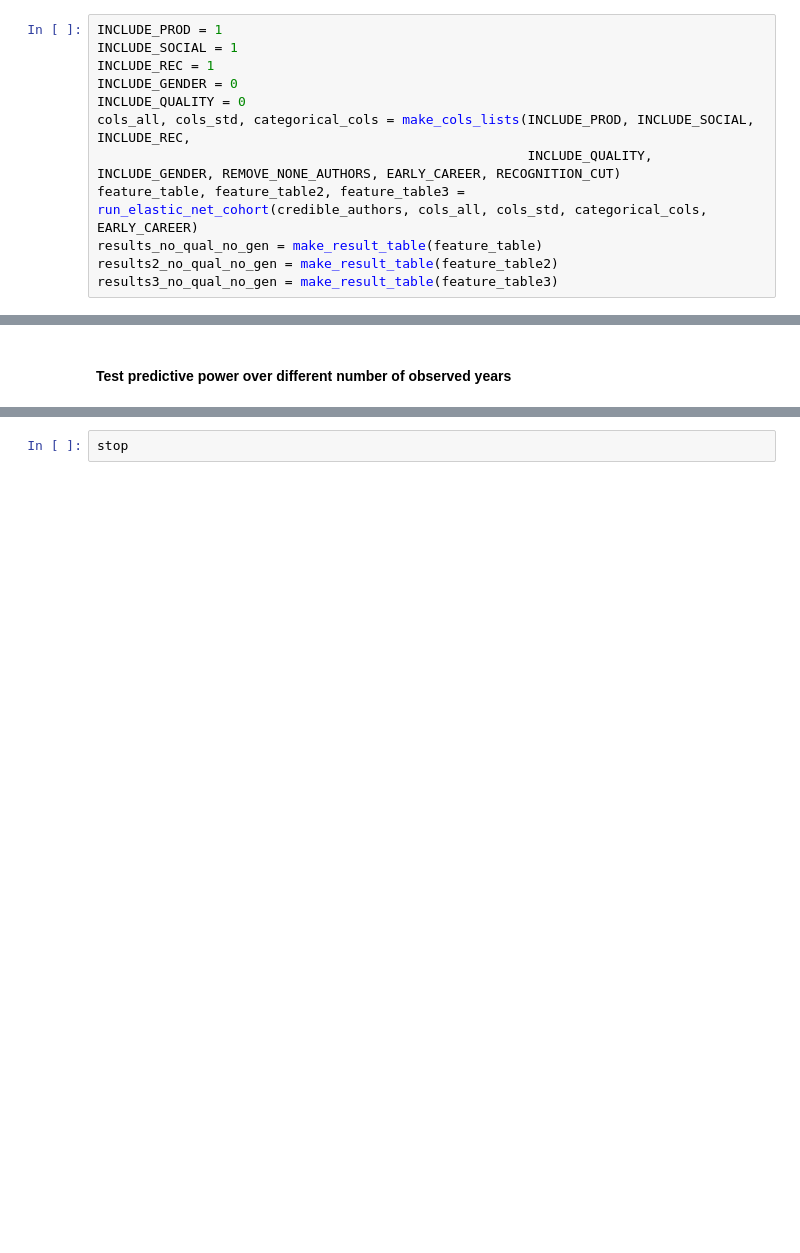
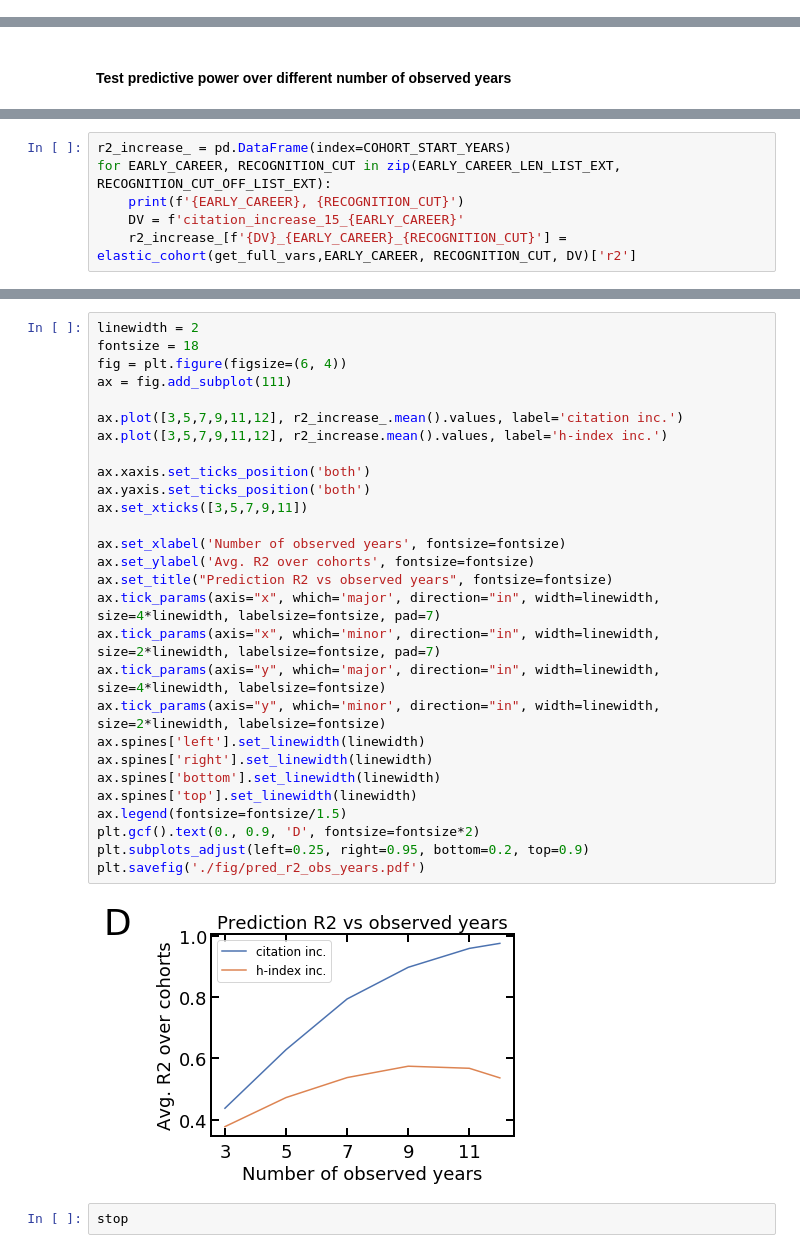
Before and after one commit to gesiscss/inequality, a Jupyter notebook: 3. Correlations and Linear.ipynb, the cells around one changed output, grey strips where cells are left out. Saved outputs shown, nothing was run; the diff lists cells and outputs as text; blank space fills up the shorter version.

```diff
--- a/3. Correlations and Linear.ipynb
+++ b/3. Correlations and Linear.ipynb
@@ -1107,12 +676,0 @@ results3_no_gen
-# %%
-INCLUDE_PROD = 1
-INCLUDE_SOCIAL = 1
-INCLUDE_REC = 1
-INCLUDE_GENDER = 0
-INCLUDE_QUALITY = 0
-cols_all, cols_std, categorical_cols = make_cols_lists(INCLUDE_PROD, INCLUDE_SOCIAL, INCLUDE_REC,
-                                                       INCLUDE_QUALITY, INCLUDE_GENDER, REMOVE_NONE_AUTHORS, EARLY_CAREER, RECOGNITION_CUT)
-feature_table, feature_table2, feature_table3 = run_elastic_net_cohort(credible_authors, cols_all, cols_std, categorical_cols, EARLY_CAREER)
-results_no_qual_no_gen = make_result_table(feature_table)
-results2_no_qual_no_gen = make_result_table(feature_table2)
-results3_no_qual_no_gen = make_result_table(feature_table3)
@@ -1337,0 +897,6 @@ r2_drop_increase.T.plot()
+# %%
+r2_increase_ = pd.DataFrame(index=COHORT_START_YEARS)
+for EARLY_CAREER, RECOGNITION_CUT in zip(EARLY_CAREER_LEN_LIST_EXT, RECOGNITION_CUT_OFF_LIST_EXT):
+    print(f'{EARLY_CAREER}, {RECOGNITION_CUT}')
+    DV = f'citation_increase_15_{EARLY_CAREER}'
+    r2_increase_[f'{DV}_{EARLY_CAREER}_{RECOGNITION_CUT}'] = elastic_cohort(get_full_vars,EARLY_CAREER, RECOGNITION_CUT, DV)['r2']
@@ -1338,3 +927,33 @@ r2_drop_increase.T.plot()
+# %%
+linewidth = 2
+fontsize = 18
+fig = plt.figure(figsize=(6, 4))
+ax = fig.add_subplot(111)
+
+ax.plot([3,5,7,9,11,12], r2_increase_.mean().values, label='citation inc.')
+ax.plot([3,5,7,9,11,12], r2_increase.mean().values, label='h-index inc.')
+
+ax.xaxis.set_ticks_position('both')
+ax.yaxis.set_ticks_position('both')
+ax.set_xticks([3,5,7,9,11])
+
+ax.set_xlabel('Number of observed years', fontsize=fontsize)
+ax.set_ylabel('Avg. R2 over cohorts', fontsize=fontsize)
+ax.set_title("Prediction R2 vs observed years", fontsize=fontsize)
+ax.tick_params(axis="x", which='major', direction="in", width=linewidth, size=4*linewidth, labelsize=fontsize, pad=7)
+ax.tick_params(axis="x", which='minor', direction="in", width=linewidth, size=2*linewidth, labelsize=fontsize, pad=7)
+ax.tick_params(axis="y", which='major', direction="in", width=linewidth, size=4*linewidth, labelsize=fontsize)
+ax.tick_params(axis="y", which='minor', direction="in", width=linewidth, size=2*linewidth, labelsize=fontsize)
+ax.spines['left'].set_linewidth(linewidth)
+ax.spines['right'].set_linewidth(linewidth)
+ax.spines['bottom'].set_linewidth(linewidth)
+ax.spines['top'].set_linewidth(linewidth)
+ax.legend(fontsize=fontsize/1.5)
+plt.gcf().text(0., 0.9, 'D', fontsize=fontsize*2)
+plt.subplots_adjust(left=0.25, right=0.95, bottom=0.2, top=0.9)
+plt.savefig('./fig/pred_r2_obs_years.pdf')
+# %% [output]
+[figure, added]
 # %%
 stop
 # %% [markdown]
```
Also changed, not shown: parts of 117 cells of this notebook, 8 other files.
